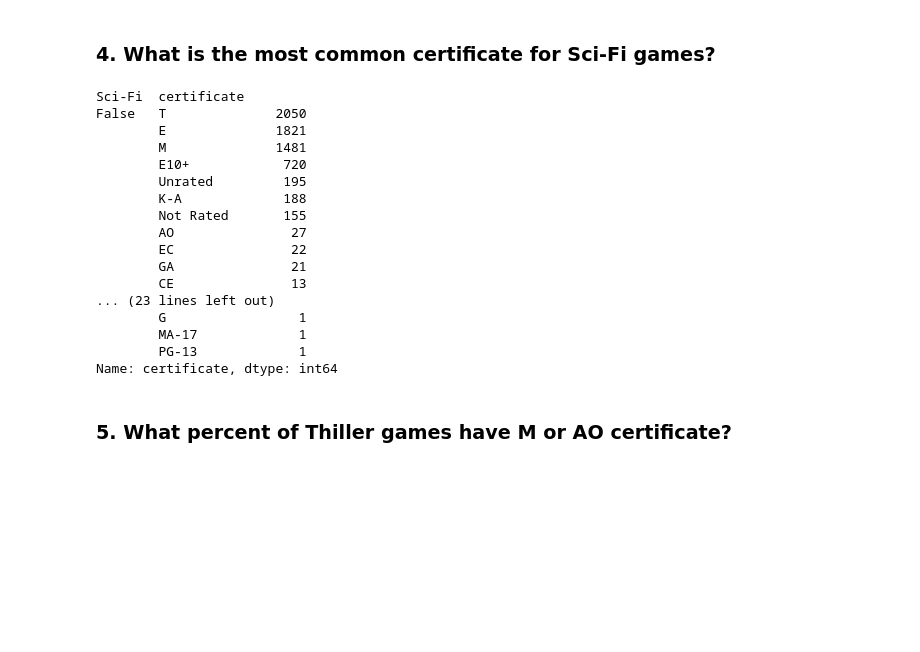
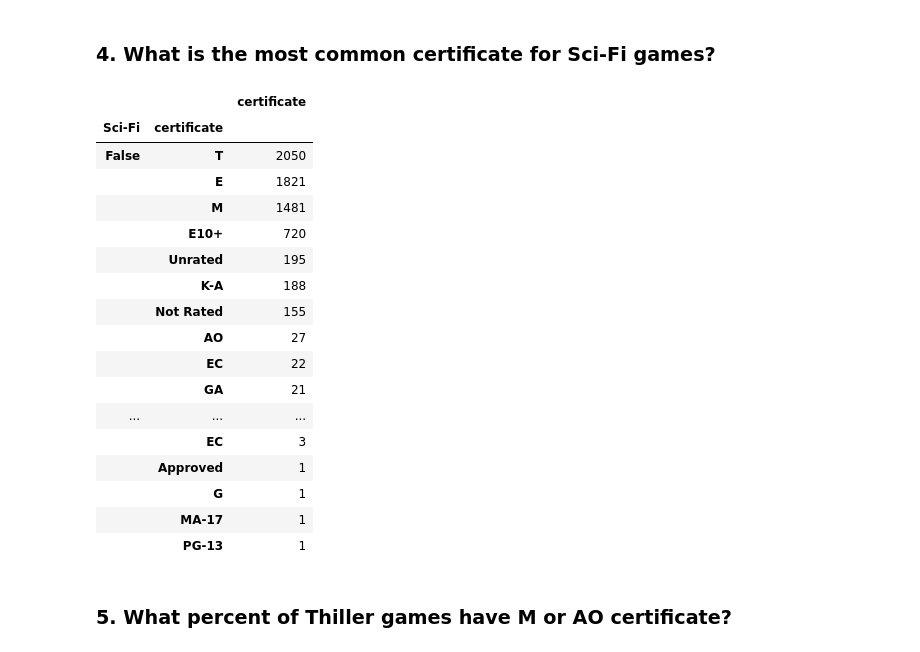
Before and after one commit to AveryH6/cis277-fa22-Lab3, a Jupyter notebook: Lab3.ipynb, the cells around one changed output. Cells and saved outputs as stored; diff of their text form; code cells hidden in the pictures; blank space fills up the shorter version.

```diff
--- a/Lab3.ipynb
+++ b/Lab3.ipynb
@@ -111,24 +120,25 @@ df_fallout
 ### 4. What is the most common certificate for Sci-Fi games?
 # %%
 df_sci = df.groupby("Sci-Fi").certificate.value_counts()
-df_sci
+pd.DataFrame(df_sci)
 # %% [output]
-Sci-Fi  certificate
-False   T              2050
-        E              1821
-        M              1481
-        E10+            720
-        Unrated         195
-        K-A             188
-        Not Rated       155
-        AO               27
-        EC               22
-        GA               21
-        CE               13
-... (23 lines left out)
-        G                 1
-        MA-17             1
-        PG-13             1
-Name: certificate, dtype: int64
+|  |  | certificate |
+| Sci-Fi | certificate |  |
+| False | T | 2050 |
+|  | E | 1821 |
+|  | M | 1481 |
+|  | E10+ | 720 |
+|  | Unrated | 195 |
+|  | K-A | 188 |
+|  | Not Rated | 155 |
+|  | AO | 27 |
+|  | EC | 22 |
+|  | GA | 21 |
+| ... | ... | ... |
+|  | EC | 3 |
+|  | Approved | 1 |
+|  | G | 1 |
+|  | MA-17 | 1 |
+|  | PG-13 | 1 |
 # %% [markdown]
 ### 5. What percent of Thiller games have M or AO certificate?
```
Also changed, not shown: parts of 24 cells of this notebook.
